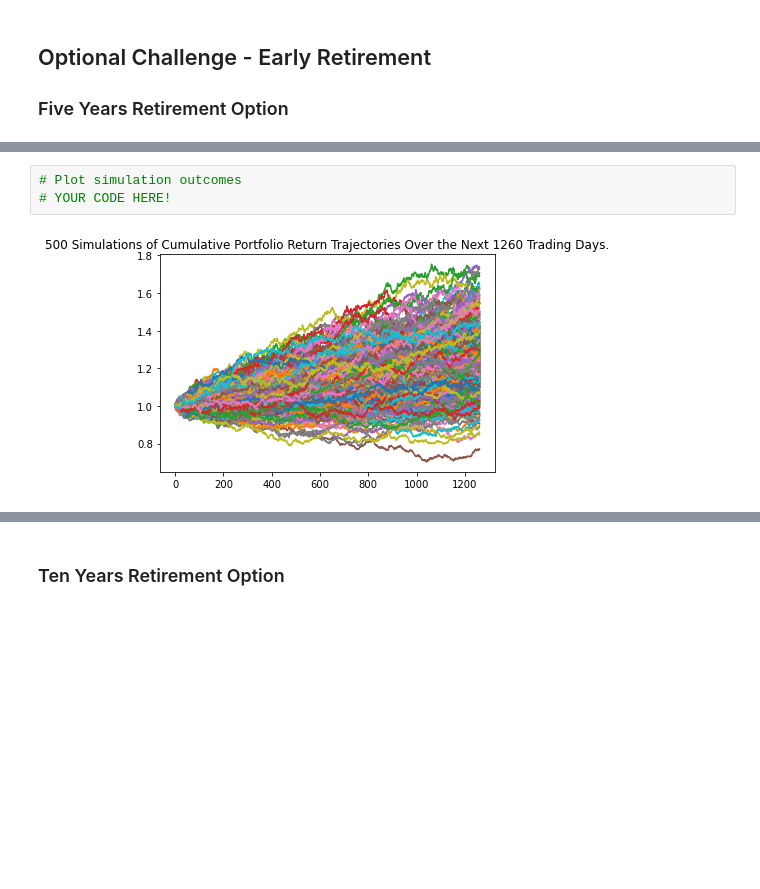
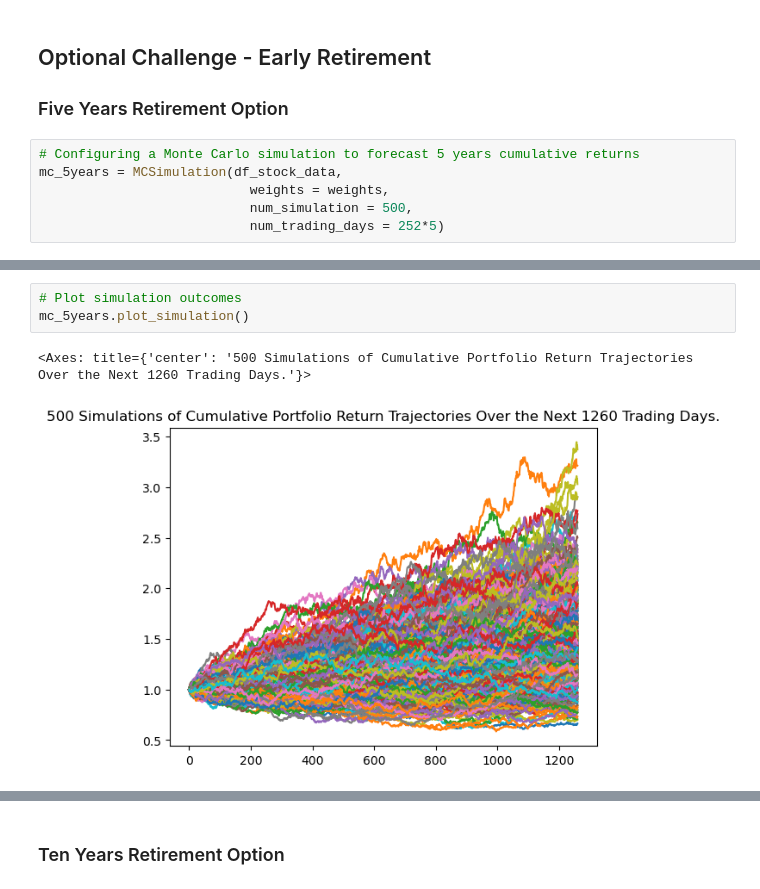
Before and after one commit to v3232/Financial-Planner, a Jupyter notebook: financial-planner.ipynb, the cells around one changed output, grey strips where cells are left out. Saved outputs shown, nothing was run; the diff lists cells and outputs as text; blank space fills up the shorter version.

```diff
--- a/financial-planner.ipynb
+++ b/financial-planner.ipynb
@@ -379,4 +379,10 @@ There is a 95% chance that an initial investment of $30000.0 in the portfolio ov
 
 
 ### Five Years Retirement Option
+# %%
+# Configuring a Monte Carlo simulation to forecast 5 years cumulative returns
+mc_5years = MCSimulation(df_stock_data,
+                           weights = weights,
+                           num_simulation = 500,
+                           num_trading_days = 252*5)
 # %%
@@ -419,7 +422,8 @@ Running Monte Carlo simulation number 490.
 # %%
 # Plot simulation outcomes
-# YOUR CODE HERE!
+mc_5years.plot_simulation()
 # %% [output]
+<Axes: title={'center': '500 Simulations of Cumulative Portfolio Return Trajectories Over the Next 1260 Trading Days.'}>
-[figure, old version]
+[figure, new version]
 # %%
 # Plot probability distribution and confidence intervals
```
Also changed, not shown: parts of 23 cells of this notebook, 1 other file.
